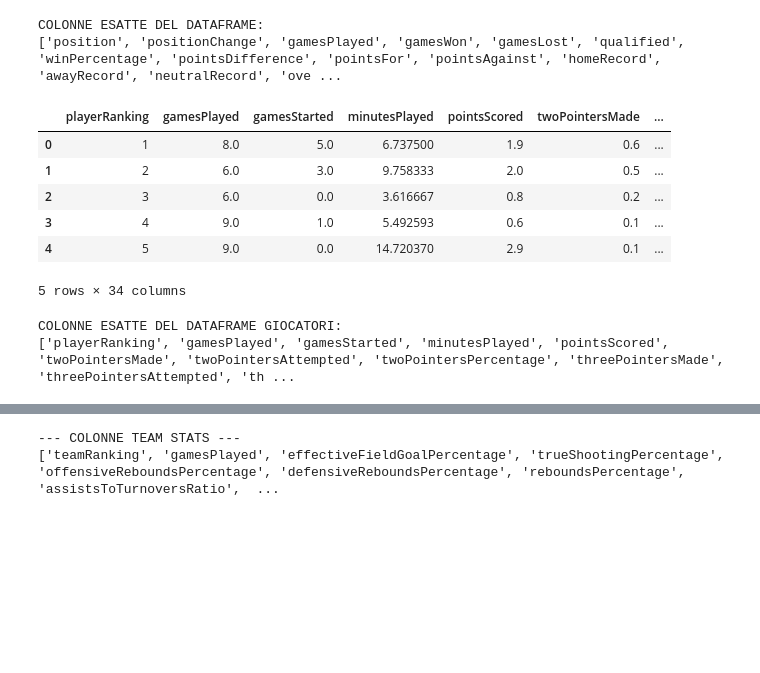
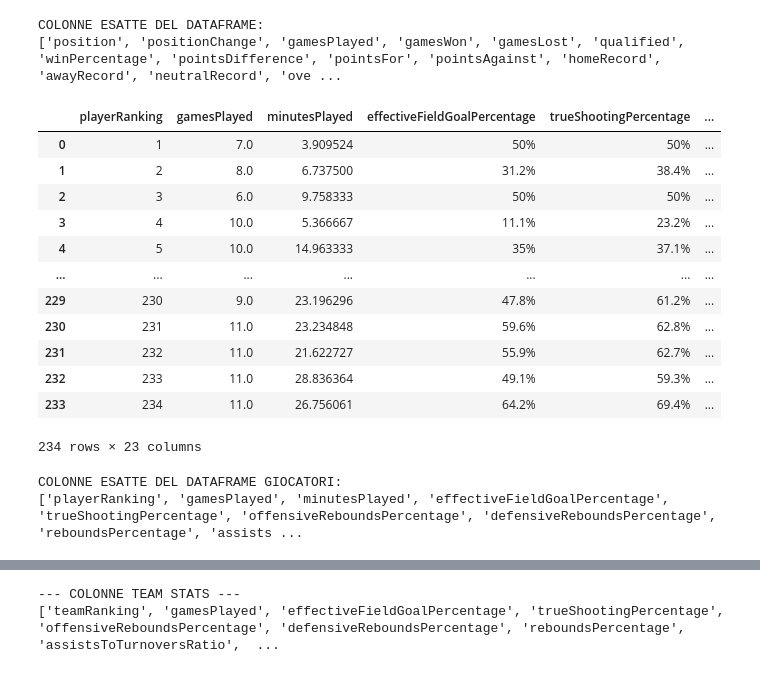
Before and after one commit to SLNN12/Programming-Exam-Project, a Jupyter notebook: prove/explore.ipynb, the cells around one changed output, grey strips where cells are left out. Cells and saved outputs as stored; diff of their text form; code cells hidden in the pictures; blank space fills up the shorter version.

```diff
--- a/prove/explore.ipynb
+++ b/prove/explore.ipynb
@@ -158,27 +158,34 @@ COLONNE ESATTE DEL DATAFRAME:
 # %%
 import pandas as pd
 from euroleague_api.player_stats import PlayerStats
 
 player_api = PlayerStats("E")
 
 # Scarichiamo i dati di una stagione per esplorarli
 df_players_test = player_api.get_player_stats_single_season(
-    endpoint="traditional",
+    endpoint="advanced",
     season=2026,
     statistic_mode="PerGame"
 )
-df_players_test['stocks'] = df_players_test['steals'] + df_players_test['blocks']
-display(df_players_test.head())
+#df_players_test['stocks'] = df_players_test['steals'] + df_players_test['blocks']
+df_players_test.set_index('player.code')
+display(df_players_test)
 
 print("COLONNE ESATTE DEL DATAFRAME GIOCATORI:")
 print(df_players_test.columns.tolist())
 # %% [output]
-|  | playerRanking | gamesPlayed | gamesStarted | minutesPlayed | pointsScored | twoPointersMade | ... |
-| 0 | 1 | 8.0 | 5.0 | 6.737500 | 1.9 | 0.6 | ... |
-| 1 | 2 | 6.0 | 3.0 | 9.758333 | 2.0 | 0.5 | ... |
-| 2 | 3 | 6.0 | 0.0 | 3.616667 | 0.8 | 0.2 | ... |
-| 3 | 4 | 9.0 | 1.0 | 5.492593 | 0.6 | 0.1 | ... |
-| 4 | 5 | 9.0 | 0.0 | 14.720370 | 2.9 | 0.1 | ... |
+|  | playerRanking | gamesPlayed | minutesPlayed | effectiveFieldGoalPercentage | trueShootingPercentage | ... |
+| 0 | 1 | 7.0 | 3.909524 | 50% | 50% | ... |
+| 1 | 2 | 8.0 | 6.737500 | 31.2% | 38.4% | ... |
+| 2 | 3 | 6.0 | 9.758333 | 50% | 50% | ... |
+| 3 | 4 | 10.0 | 5.366667 | 11.1% | 23.2% | ... |
+| 4 | 5 | 10.0 | 14.963333 | 35% | 37.1% | ... |
+| ... | ... | ... | ... | ... | ... | ... |
+| 229 | 230 | 9.0 | 23.196296 | 47.8% | 61.2% | ... |
+| 230 | 231 | 11.0 | 23.234848 | 59.6% | 62.8% | ... |
+| 231 | 232 | 11.0 | 21.622727 | 55.9% | 62.7% | ... |
+| 232 | 233 | 11.0 | 28.836364 | 49.1% | 59.3% | ... |
+| 233 | 234 | 11.0 | 26.756061 | 64.2% | 69.4% | ... |
-5 rows × 34 columns
+234 rows × 23 columns
 COLONNE ESATTE DEL DATAFRAME GIOCATORI:
-['playerRanking', 'gamesPlayed', 'gamesStarted', 'minutesPlayed', 'pointsScored', 'twoPointersMade', 'twoPointersAttempted', 'twoPointersPercentage', 'threePointersMade', 'threePointersAttempted', 'th ...
+['playerRanking', 'gamesPlayed', 'minutesPlayed', 'effectiveFieldGoalPercentage', 'trueShootingPercentage', 'offensiveReboundsPercentage', 'defensiveReboundsPercentage', 'reboundsPercentage', 'assists ...
```
Also changed, not shown: parts of 1 cell of this notebook, 4 other files.
